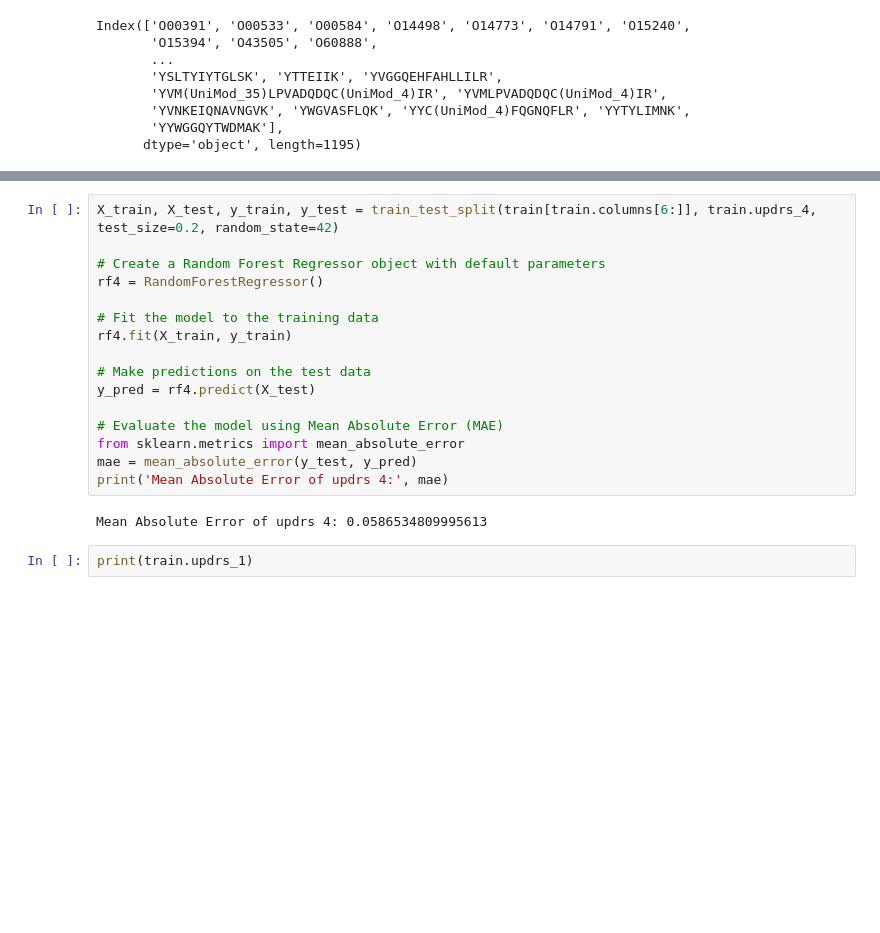
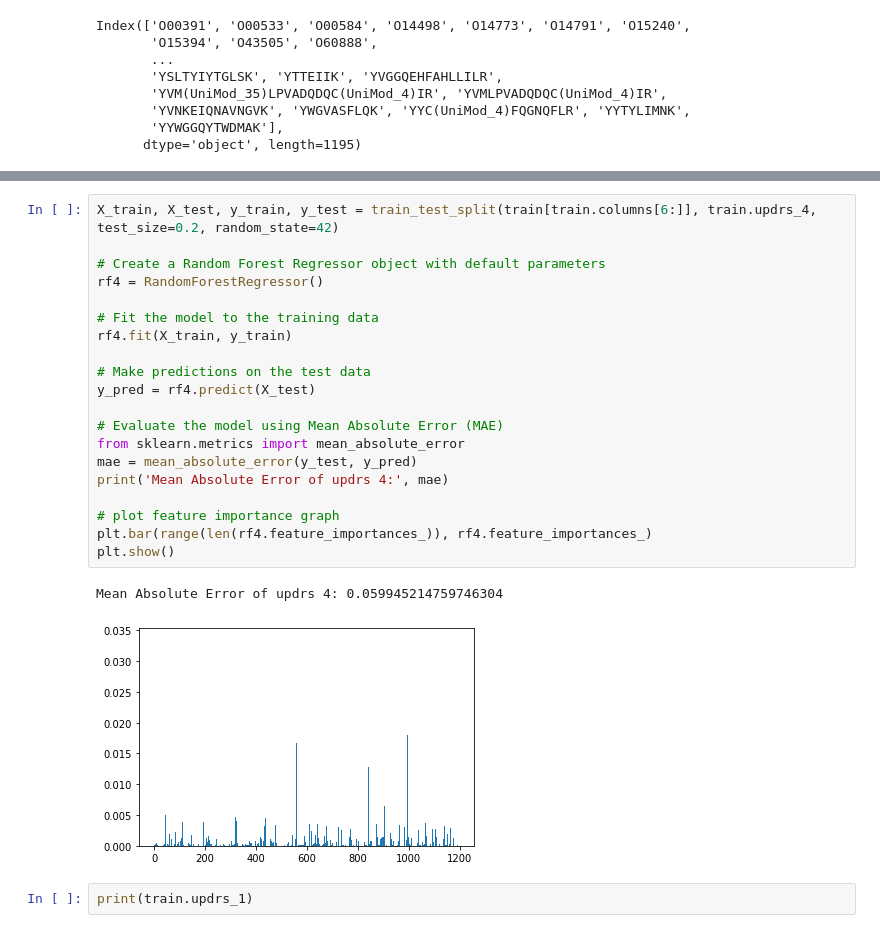
Before and after one commit to carloscastmar/Parkinson-s-Disease-Progression-Prediction, a Jupyter notebook: eda.ipynb, the cells around one changed output, grey strips where cells are left out. Cells and saved outputs as stored; diff of their text form; blank space fills up the shorter version.

```diff
--- a/eda.ipynb
+++ b/eda.ipynb
@@ -333,21 +351,26 @@ Mean Absolute Error of updrs 3: 0.08456077344550599
 # %%
 X_train, X_test, y_train, y_test = train_test_split(train[train.columns[6:]], train.updrs_4, test_size=0.2, random_state=42)
 
 # Create a Random Forest Regressor object with default parameters
 rf4 = RandomForestRegressor()
 
 # Fit the model to the training data
 rf4.fit(X_train, y_train)
 
 # Make predictions on the test data
 y_pred = rf4.predict(X_test)
 
 # Evaluate the model using Mean Absolute Error (MAE)
 from sklearn.metrics import mean_absolute_error
 mae = mean_absolute_error(y_test, y_pred)
 print('Mean Absolute Error of updrs 4:', mae)
+
+# plot feature importance graph
+plt.bar(range(len(rf4.feature_importances_)), rf4.feature_importances_)
+plt.show()
 # %% [output]
-Mean Absolute Error of updrs 4: 0.0586534809995613
+Mean Absolute Error of updrs 4: 0.059945214759746304
+[figure, added]
 # %%
 print(train.updrs_1)
 # %% [output]
```
Also changed, not shown: parts of 4 cells of this notebook, 2 other files.
